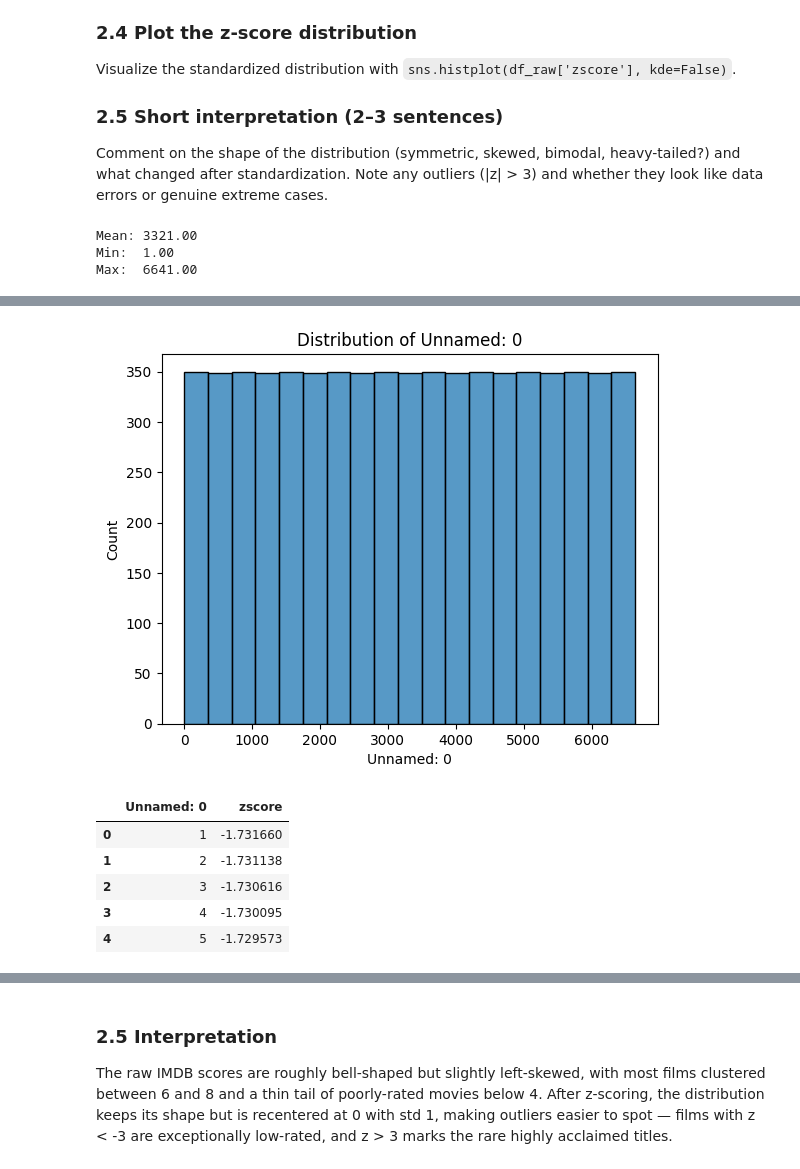
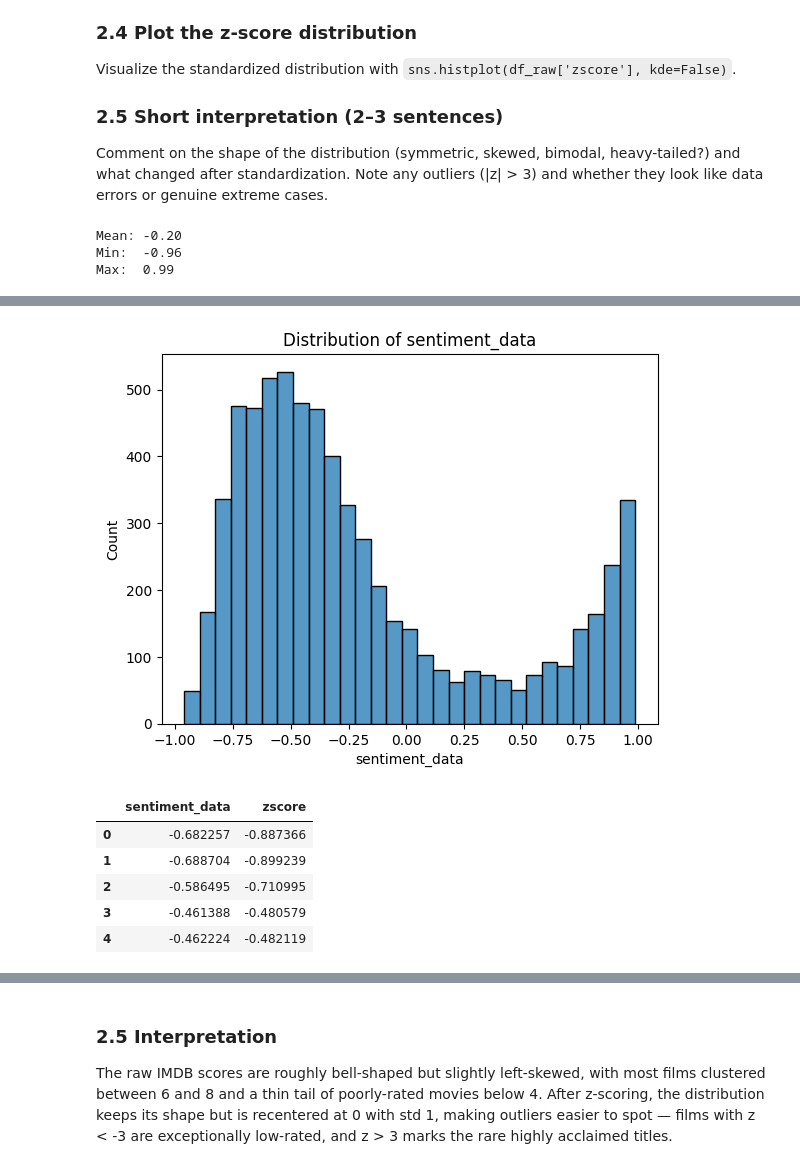
Before and after one commit to 202503660-ai/NLP_for_SocialScience, a Jupyter notebook: asgmt1_explore_your_dataset.ipynb, the cells around one changed output, grey strips where cells are left out. Saved outputs shown, nothing was run; the diff lists cells and outputs as text; code cells hidden in the pictures.

```diff
--- a/asgmt1_explore_your_dataset.ipynb
+++ b/asgmt1_explore_your_dataset.ipynb
@@ -264,7 +284,7 @@ dtype: int64
 
 The dataset covers ~5000 movies spanning a wide range of release years, with `imdb_score` roughly normally distributed but `budget` and `gross` strongly right-skewed (a few blockbusters pull the mean far above the median). Variables like `gross`, `budget`, and `content_rating` have substantial missing values, so any analysis using them should drop or impute carefully. Categorical variables such as `director_name` and `actor_1_name` have thousands of unique values, meaning most directors/actors appear in only one or two films.
 # %%
-df_raw.rename(columns={'sex': '성별', 'age': '연령'}, inplace=True)
+df_raw.rename(columns={'추론_감성_점수': 'sentiment_data'}, inplace=True)
 # %% [markdown]
 ## 2. Check distributions, z-score transform, visualize (1pt)
 
@@ -290,16 +310,16 @@ import seaborn as sns
 import matplotlib.pyplot as plt
 
 # 2.1 Basic statistics for imdb_score
-print(f"Mean: {df_raw['Unnamed: 0'].mean():.2f}")
-print(f"Min:  {df_raw['Unnamed: 0'].min():.2f}")
-print(f"Max:  {df_raw['Unnamed: 0'].max():.2f}")
+print(f"Mean: {df_raw['sentiment_data'].mean():.2f}")
+print(f"Min:  {df_raw['sentiment_data'].min():.2f}")
+print(f"Max:  {df_raw['sentiment_data'].max():.2f}")
 # %% [output]
-Mean: 3321.00
-Min:  1.00
-Max:  6641.00
+Mean: -0.20
+Min:  -0.96
+Max:  0.99
 # %%
 # 2.2 Plot the raw distribution
-sns.histplot(df_raw['Unnamed: 0'], kde=False)
-plt.title('Distribution of Unnamed: 0')
+sns.histplot(df_raw['sentiment_data'], kde=False)
+plt.title('Distribution of sentiment_data')
 plt.show()
 # %% [output]
@@ -323,17 +326,17 @@ WARNING:matplotlib.font_manager:findfont: Font family 'Malgun Gothic' not found.
-[figure, old version]
+[figure, new version]
 # %%
 # 2.3 Z-score transform
-df_raw['zscore'] = df_raw['Unnamed: 0'].apply(
-    lambda x: (x - df_raw['Unnamed: 0'].mean()) / df_raw['Unnamed: 0'].std()
+df_raw['zscore'] = df_raw['sentiment_data'].apply(
+    lambda x: (x - df_raw['sentiment_data'].mean()) / df_raw['sentiment_data'].std()
 )
-df_raw[['Unnamed: 0', 'zscore']].head()
+df_raw[['sentiment_data', 'zscore']].head()
 # %% [output]
-|  | Unnamed: 0 | zscore |
-| 0 | 1 | -1.731660 |
-| 1 | 2 | -1.731138 |
-| 2 | 3 | -1.730616 |
-| 3 | 4 | -1.730095 |
-| 4 | 5 | -1.729573 |
+|  | sentiment_data | zscore |
+| 0 | -0.682257 | -0.887366 |
+| 1 | -0.688704 | -0.899239 |
+| 2 | -0.586495 | -0.710995 |
+| 3 | -0.461388 | -0.480579 |
+| 4 | -0.462224 | -0.482119 |
 # %%
 # 2.4 Plot the z-score distribution
 sns.histplot(df_raw['zscore'], kde=False)
```
Also changed, not shown: parts of 13 cells of this notebook.
